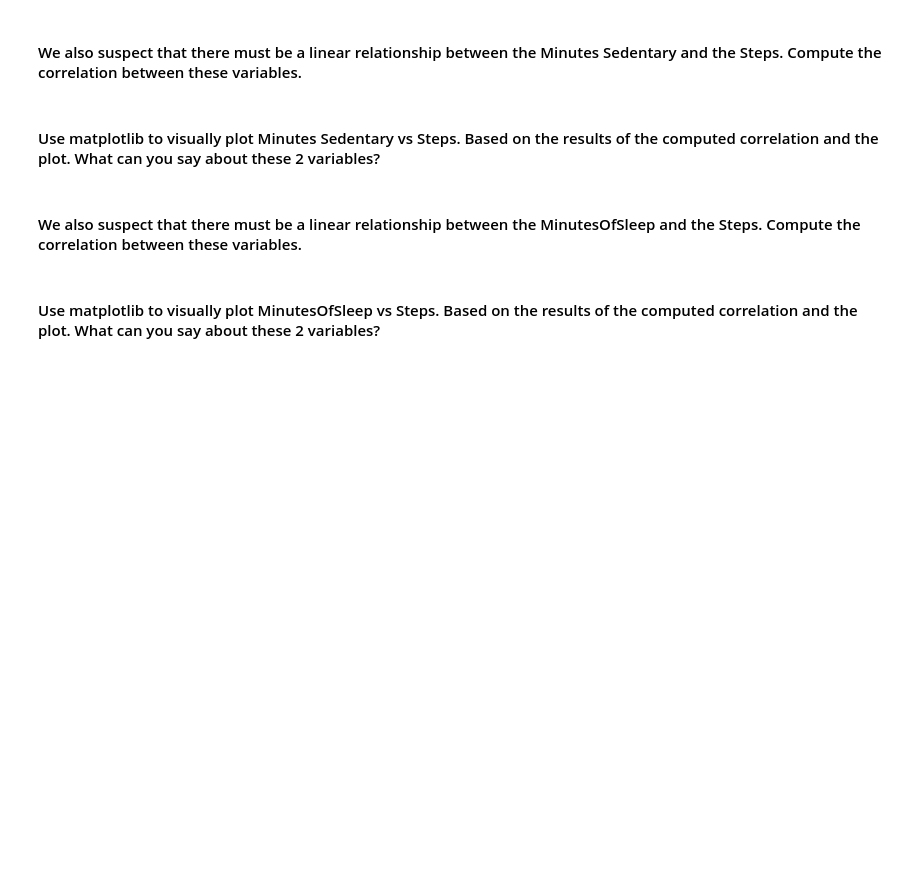
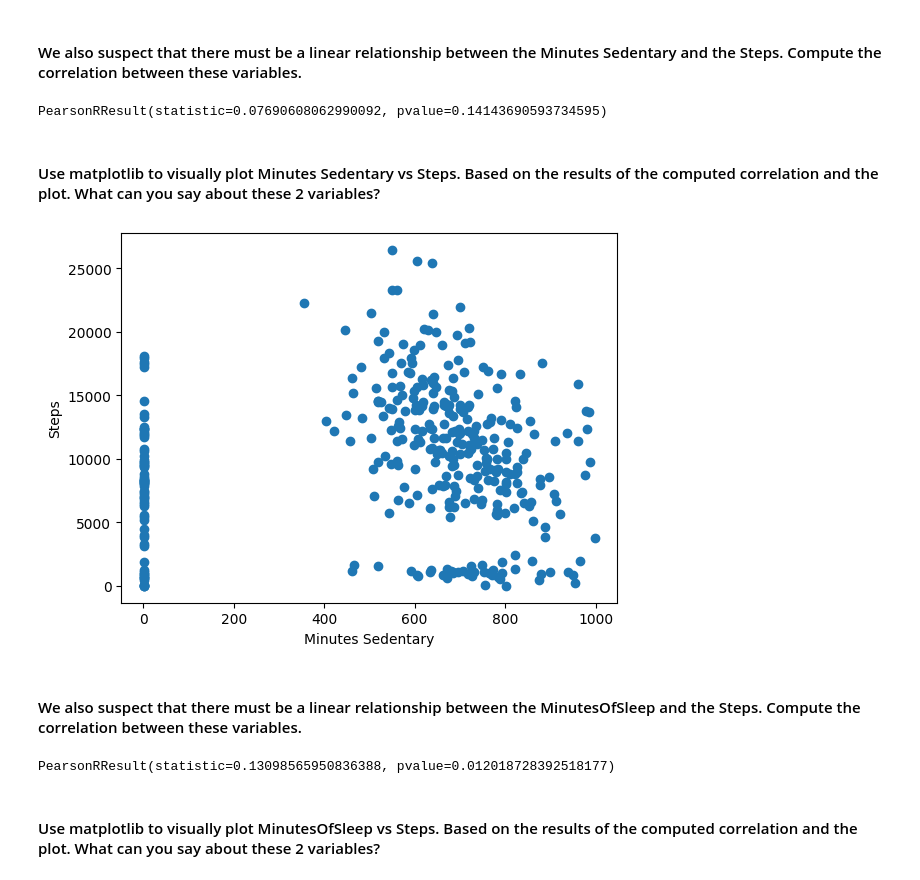
Before and after one commit to Ironhack-Data-Madrid-Octubre-2023/5.1-lab_pivot_table_and_correlation, a Jupyter notebook: your_code/main.ipynb, the cells around one changed output. Saved outputs shown, nothing was run; the diff lists cells and outputs as text; code cells hidden in the pictures; blank space fills up the shorter version.

```diff
--- a/your_code/main.ipynb
+++ b/your_code/main.ipynb
@@ -257,2 +255,6 @@ plt.show();
+# %%
+st.pearsonr(fitbit['Minutes Sedentary'],fitbit['Steps'])
+# %% [output]
+PearsonRResult(statistic=0.07690608062990092, pvalue=0.14143690593734595)
 # %% [markdown]
 #### Use matplotlib to visually plot Minutes Sedentary vs Steps. Based on the results of the computed correlation and the plot. What can you say about these 2 variables?
@@ -262,0 +261,8 @@ plt.show();
+# %%
+plt.scatter(x=fitbit['Minutes Sedentary'], y=fitbit['Steps'])
+plt.xlabel('Minutes Sedentary')
+plt.ylabel('Steps')
+
+plt.show();
+# %% [output]
+[figure, added]
@@ -267,2 +274,6 @@ plt.show();
+# %%
+st.pearsonr(fitbit['MinutesOfSleep'],fitbit['Steps'])
+# %% [output]
+PearsonRResult(statistic=0.13098565950836388, pvalue=0.012018728392518177)
 # %% [markdown]
 #### Use matplotlib to visually plot MinutesOfSleep vs Steps. Based on the results of the computed correlation and the plot. What can you say about these 2 variables?
```
Also changed, not shown: parts of 15 cells of this notebook.
